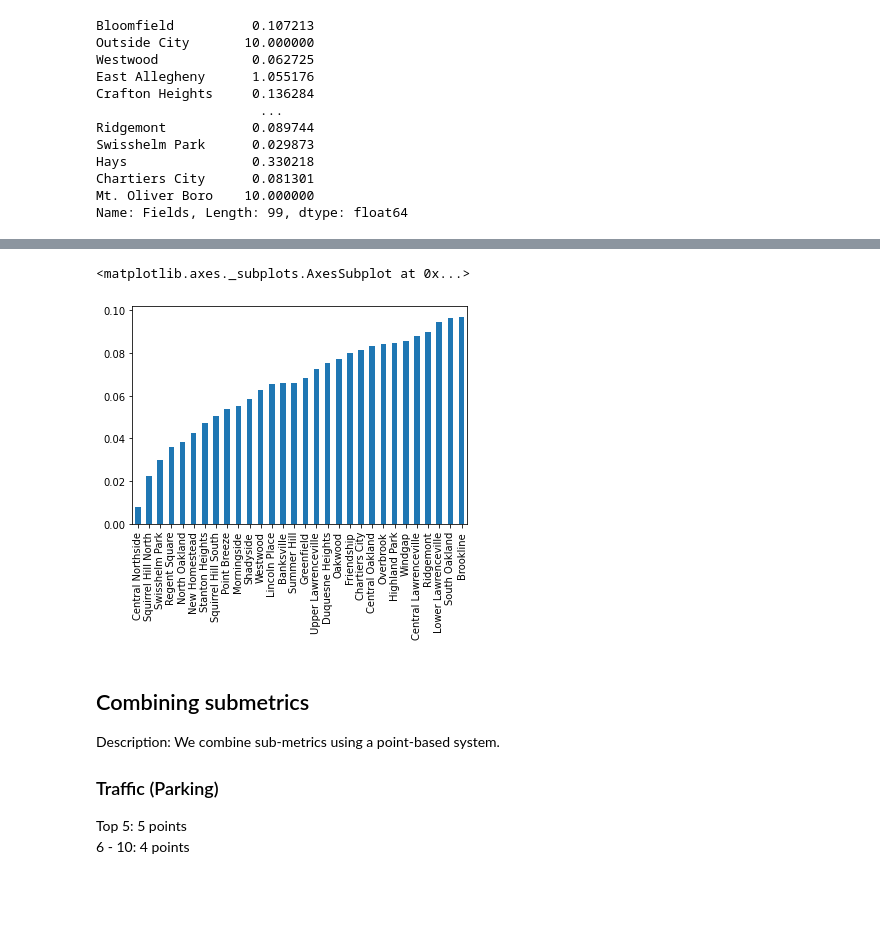
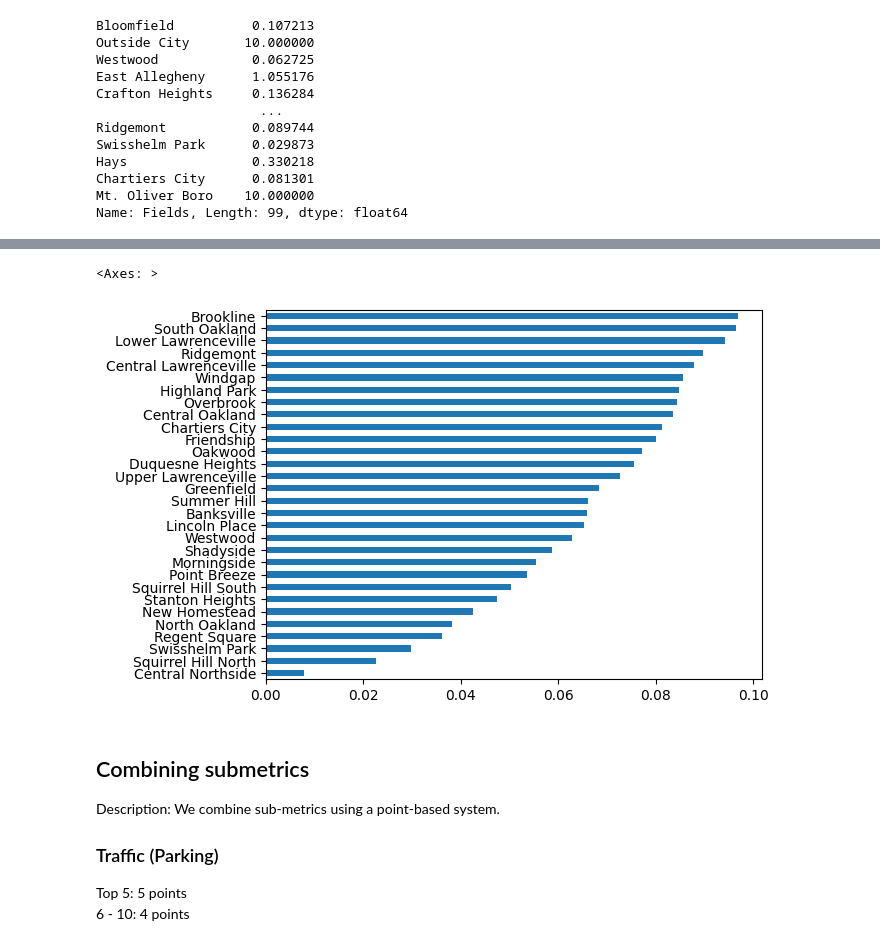
Before and after one commit to pem70/CMPINF-0010-Final-Project-Group-7, a Jupyter notebook: Group7.ipynb, the cells around one changed output, grey strips where cells are left out. Cells and saved outputs as stored; diff of their text form; code cells hidden in the pictures; blank space fills up the shorter version.

```diff
--- a/Group7.ipynb
+++ b/Group7.ipynb
@@ -226,10 +224,10 @@ Brookline                0.096915
 Name: Fields, dtype: float64
 # %%
 #Plot
-ArrestSeriesInOrder.plot.bar()
+ArrestSeriesInOrder.plot.barh()
 # %% [output]
-<matplotlib.axes._subplots.AxesSubplot at 0x...>
+<Axes: >
-[figure, old version]
+[figure, new version]
 # %% [markdown]
 ## Combining submetrics
 Description: We combine sub-metrics using a point-based system.
```
Also changed, not shown: parts of 5 cells of this notebook.
